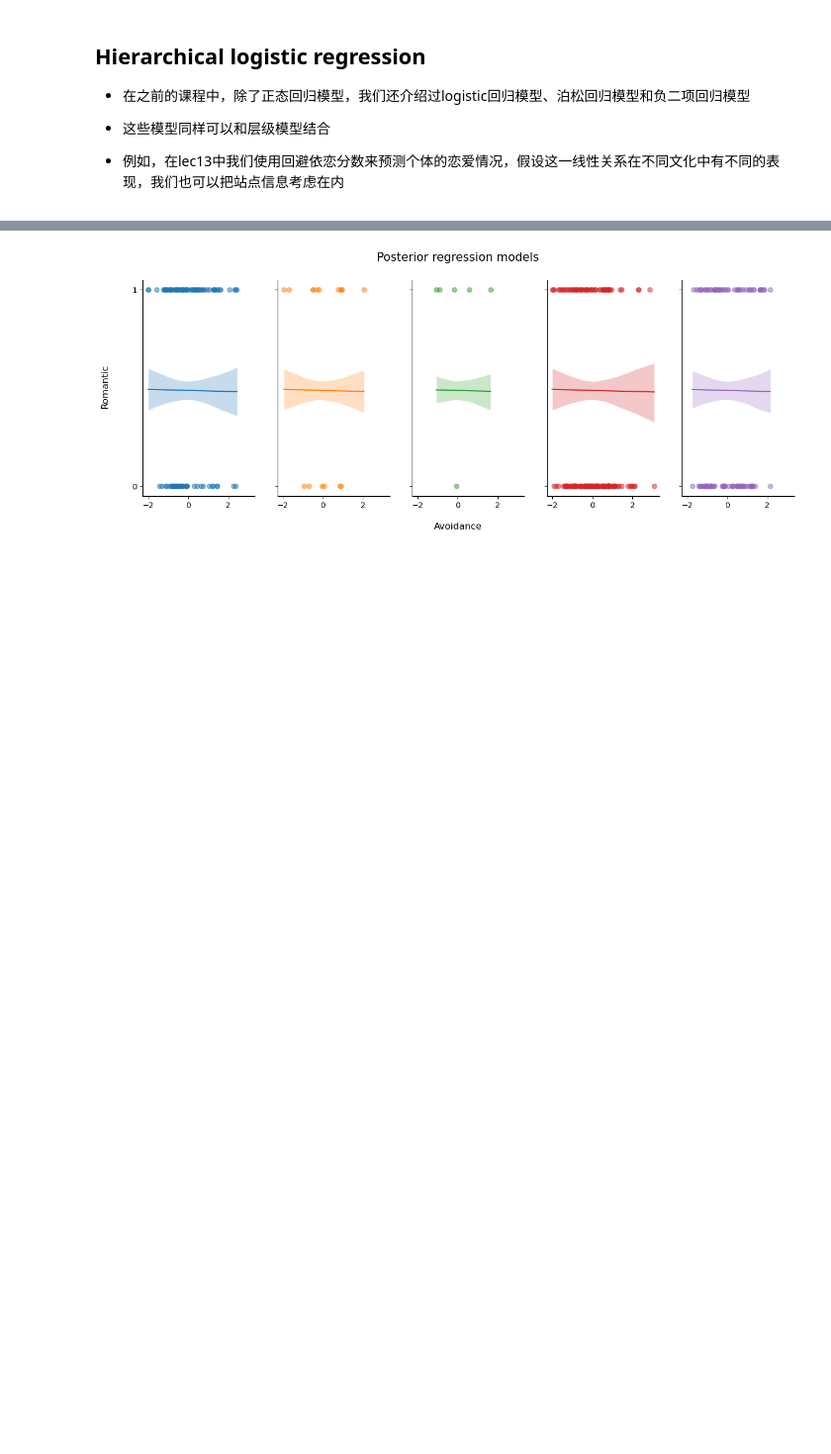
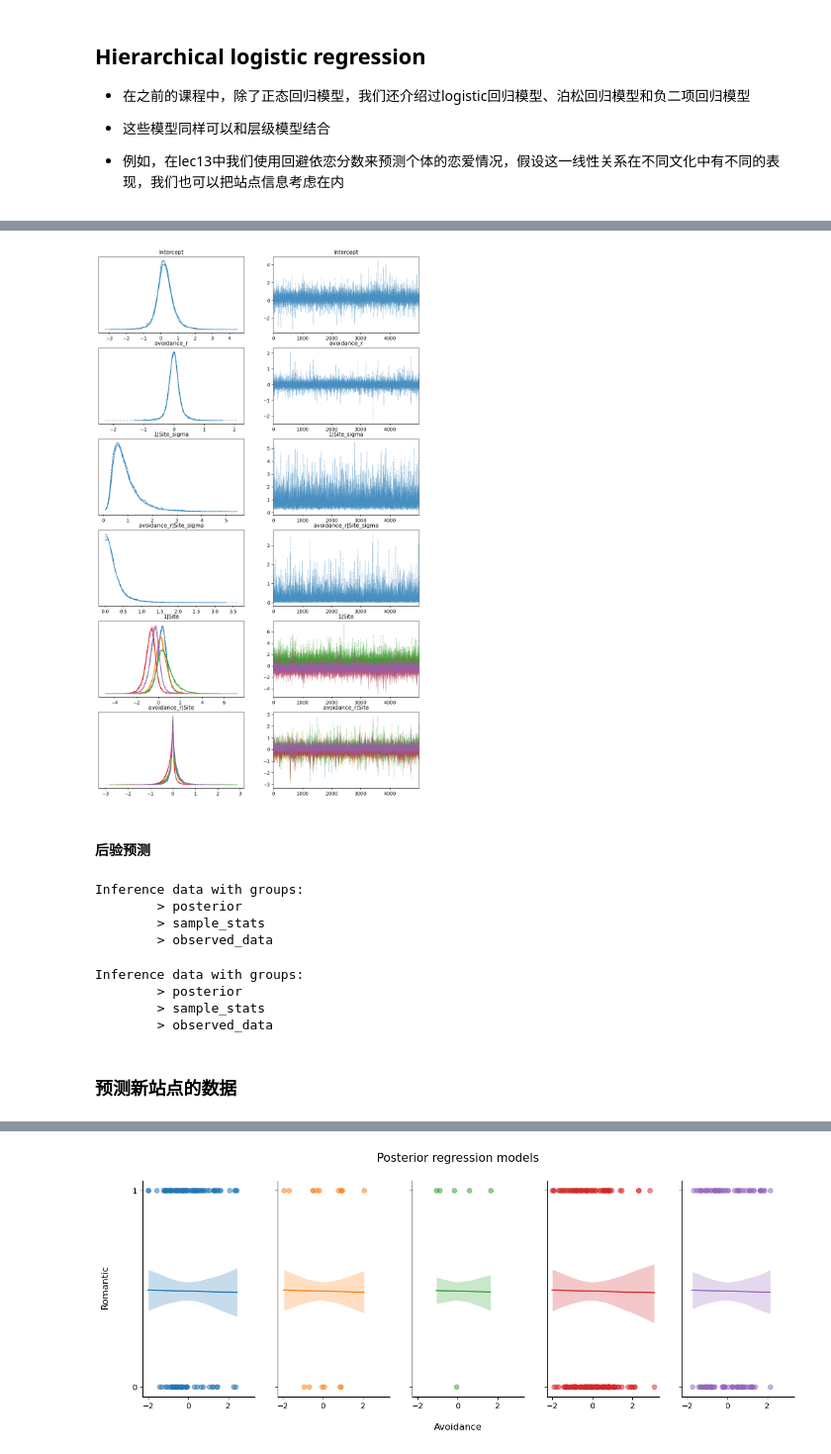
Before and after one commit to Utenna/PyBayesian, a Jupyter notebook: 2023/lin/lec15/lec15_v0.1.ipynb, the cells around one changed output, grey strips where cells are left out. Shown at 99% size. Drawn from its saved outputs; the diff is of its cells as text; code cells hidden in the pictures; blank space fills up the shorter version.

```diff
--- a/2023/lin/lec15/lec15_v0.1.ipynb
+++ b/2023/lin/lec15/lec15_v0.1.ipynb
@@ -922,0 +1059,7 @@ Y_{ij}|\beta_0,\beta_1 & \stackrel{ind}{\sim} \text{Bern}(\pi_{ij}) \;\; \text{
+# %%
+# common slope +group-specific slope/ common intercept + group-specific intercept
+both_logit_bmb = bmb.Model("romantic ~ avoidance_r + (avoidance_r|Site)",
+                               df_first5,
+                               family="bernoulli")
+both_logit_bmb.build()
+both_logit_bmb.graph()
@@ -922,0 +1070,7 @@ Y_{ij}|\beta_0,\beta_1 & \stackrel{ind}{\sim} \text{Bern}(\pi_{ij}) \;\; \text{
+# %%
+both_logit_trace = both_logit_bmb.fit(draws=5000,
+                                    tune=1000,
+                                    chains=4,
+                                    discard_tuned_samples= True,
+                                    random_seed=84735,
+                                    target_accept=0.99)
@@ -922,0 +1085,15 @@ Y_{ij}|\beta_0,\beta_1 & \stackrel{ind}{\sim} \text{Bern}(\pi_{ij}) \;\; \text{
+# %%
+az.plot_trace(both_logit_trace,
+              figsize=(12, 20))
+plt.show()
+# %% [output]
+[figure, added]
+# %% [markdown]
+#### 后验预测
+# %%
+both_logit_trace
+# %% [output]
+Inference data with groups:
+        > posterior
+        > sample_stats
+        > observed_data
@@ -922,0 +1102,9 @@ Y_{ij}|\beta_0,\beta_1 & \stackrel{ind}{\sim} \text{Bern}(\pi_{ij}) \;\; \text{
+# %%
+both_logit_trace
+# %% [output]
+Inference data with groups:
+        > posterior
+        > sample_stats
+        > observed_data
+# %% [markdown]
+### 预测新站点的数据
```
Also changed, not shown: parts of 37 cells of this notebook.
